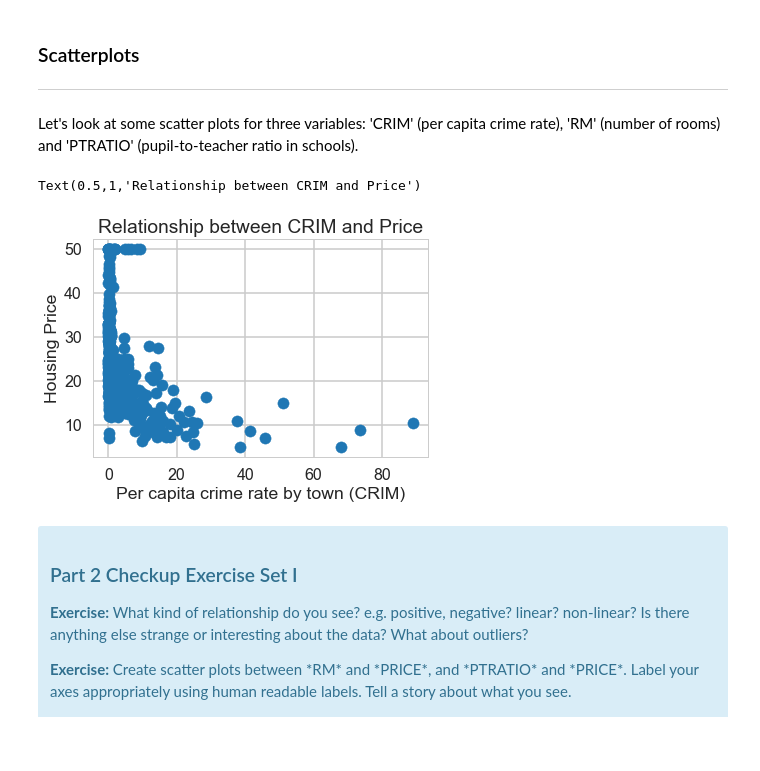
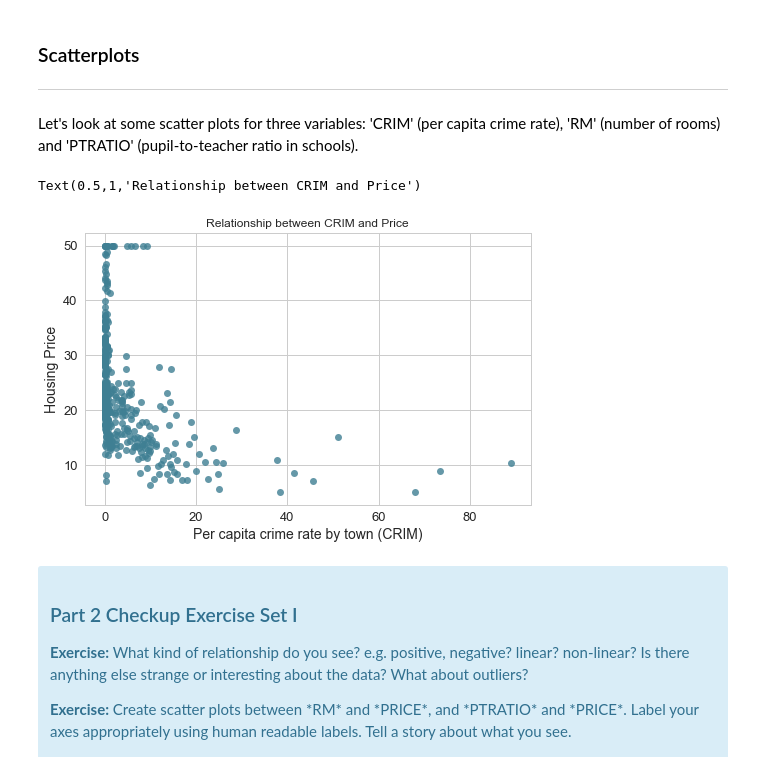
Before and after one commit to nicolechao/springboard-data-science, a Jupyter notebook: Mini Projects and Exercises/Linear Regression Boston Housing/Mini_Project_Linear_Regression.ipynb, the cells around one changed output. Saved outputs shown, nothing was run; the diff lists cells and outputs as text; code cells hidden in the pictures; blank space fills up the shorter version.

```diff
--- a/Mini Projects and Exercises/Linear Regression Boston Housing/Mini_Project_Linear_Regression.ipynb
+++ b/Mini Projects and Exercises/Linear Regression Boston Housing/Mini_Project_Linear_Regression.ipynb
@@ -257,14 +257,28 @@ bos.describe()
 ***
 
 Let's look at some scatter plots for three variables: 'CRIM' (per capita crime rate), 'RM' (number of rooms) and 'PTRATIO' (pupil-to-teacher ratio in schools).
+# %%
+sns.set()
+sns.set_style("whitegrid")
+palette = sns.diverging_palette(220, 20, sep = 20, n = 10)
+sns.set_palette(palette)
+
+def get_sub_plot(width = 8, height = 5, label_font_size = 14, tick_font_size = 13):
+    fig, ax = plt.subplots()
+    fig.set_size_inches(width, height)
+    ax.tick_params(labelsize = tick_font_size)
+    ax.set_xlabel(ax.get_xlabel(), fontsize = label_font_size)
+    ax.set_ylabel(ax.get_ylabel(), fontsize = label_font_size)
+    return ax
 # %%
-plt.scatter(bos.CRIM, bos.PRICE)
+ax = get_sub_plot()
+sns.regplot(bos.CRIM, bos.PRICE, fit_reg = False, ax = ax)
 plt.xlabel("Per capita crime rate by town (CRIM)")
 plt.ylabel("Housing Price")
 plt.title("Relationship between CRIM and Price")
 # %% [output]
 Text(0.5,1,'Relationship between CRIM and Price')
-[figure, old version]
+[figure, new version]
 # %% [markdown]
 <div class="span5 alert alert-info">
 <h3>Part 2 Checkup Exercise Set I</h3>
```
Also changed, not shown: parts of 34 cells of this notebook.
